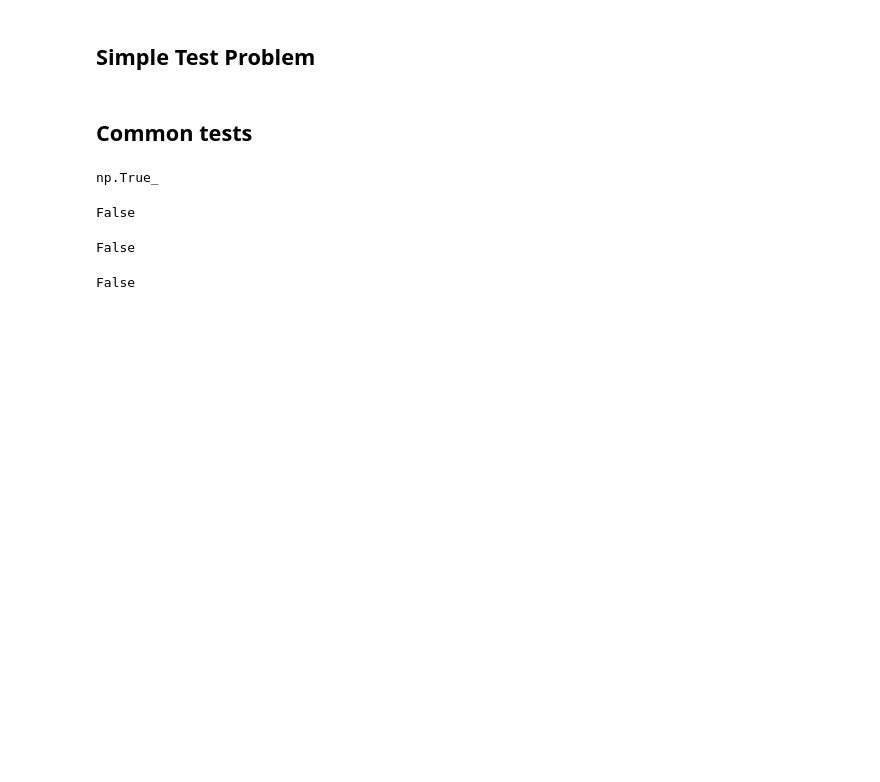
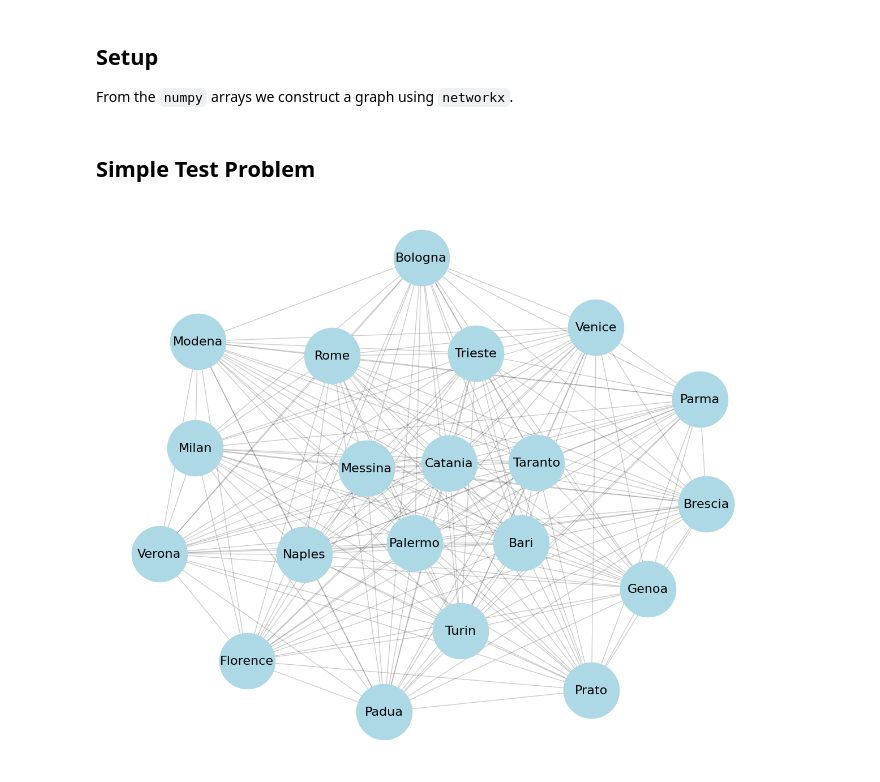
Before and after one commit to eduardz1/CI2025_lab2, a Jupyter notebook: tsp.ipynb, the cells around one changed output. Drawn from its saved outputs; the diff is of its cells as text; code cells hidden in the pictures; blank space fills up the shorter version.

```diff
--- a/tsp.ipynb
+++ b/tsp.ipynb
@@ -4,28 +11,68 @@ import numpy as np
+# %% [markdown]
+## Setup
+
+From the `numpy` arrays we construct a graph using `networkx`.
+# %%
+def generate_graph(
+    data: npt.NDArray,
+    directed: bool = False,
+    loop: bool = False,
+    labels: list[str] | None = None,
+) -> nx.Graph | nx.DiGraph:
+    assert data.ndim == 2, "Input data must be a 2D array."
+    assert data.shape[0] == data.shape[1], "Input data must be a square matrix."
+
+    graph = nx.DiGraph() if directed else nx.Graph()
+
+    n = data.shape[0]
+    for i, j in combinations(range(n), 2):
+        graph.add_edge(i, j, weight=data[i, j])
+
+        if loop:
+            # add edges to self to handle cases where the weight is not zero
+            graph.add_edge(i, i, weight=data[i, i])
+            graph.add_edge(j, j, weight=data[j, j])
+
+    if labels:
+        mapping = {i: labels[i] for i in range(len(labels))}
+        graph = nx.relabel_nodes(graph, mapping)
+
+    return graph
 # %% [markdown]
 ## Simple Test Problem
 # %%
 CITIES = [
     "Rome",
     "Milan",
     "Naples",
     "Turin",
     "Palermo",
     "Genoa",
     "Bologna",
     "Florence",
     "Bari",
     "Catania",
     "Venice",
     "Verona",
     "Messina",
     "Padua",
     "Trieste",
     "Taranto",
     "Brescia",
     "Prato",
     "Parma",
     "Modena",
 ]
-test_problem = np.load('problems/test.npy')
+test_problem = np.load("problems/test.npy")
+G = generate_graph(test_problem, labels=CITIES)
+
+plt.figure(figsize=(12, 10))
+pos = nx.spring_layout(G, k=2, seed=1)
+nx.draw_networkx_nodes(G, pos, node_color="lightblue", node_size=5000)
+nx.draw_networkx_edges(G, pos, alpha=0.2)
+nx.draw_networkx_labels(G, pos, font_size=16)
+plt.axis("off")
+plt.tight_layout()
+plt.show()
+# %% [output]
+[figure, added]
-# %% [markdown]
-## Common tests
@@ -34,23 +78,0 @@ problem = np.load('problems/r2_100.npy')
-# %%
-# Negative values?
-np.any(problem < 0)
-# %% [output]
-np.True_
-# %%
-# Diagonal is all zero?
-np.allclose(np.diag(problem), 0.0)
-# %% [output]
-False
-# %%
-# Symmetric matrix?
-np.allclose(problem, problem.T)
-# %% [output]
-False
-# %%
-# Triangular inequality
-all(
-    problem[x, y] <= problem[x, z] + problem[z, y]
-    for x, y, z in list(combinations(range(problem.shape[0]), 3))
-)
-# %% [output]
-False
```
Also changed, not shown: parts of 9 cells of this notebook, 2 other files.
